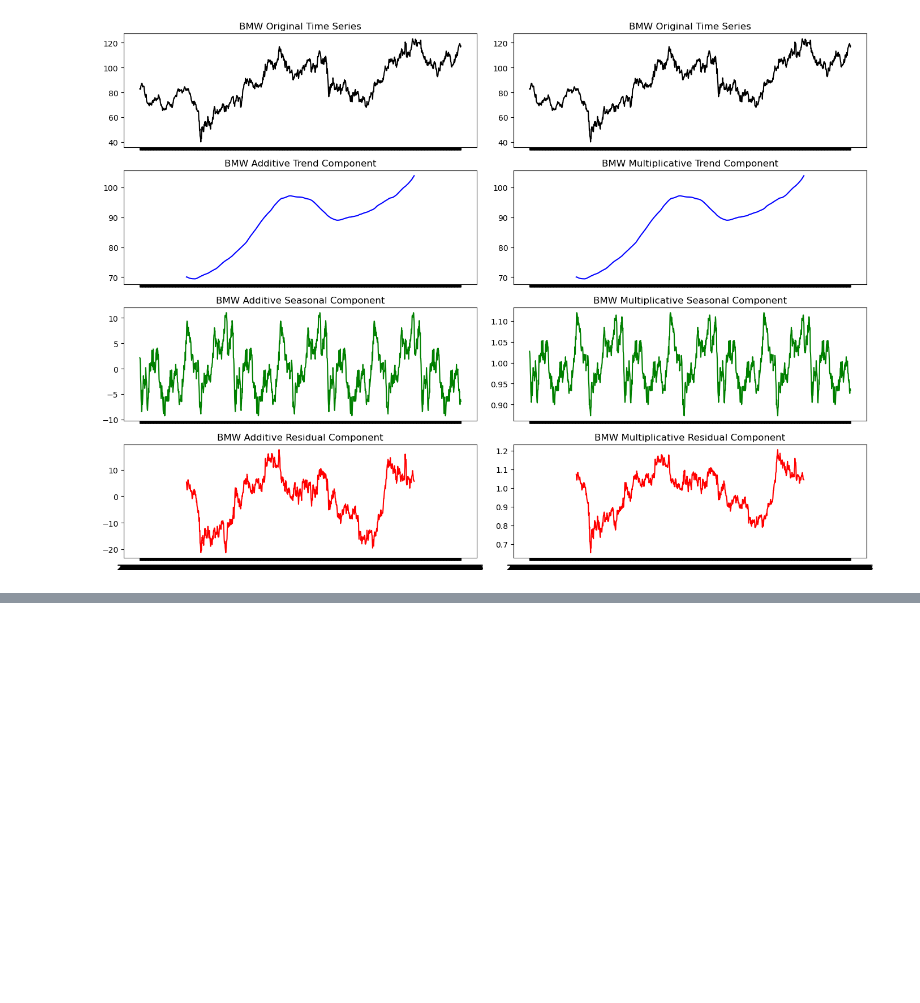
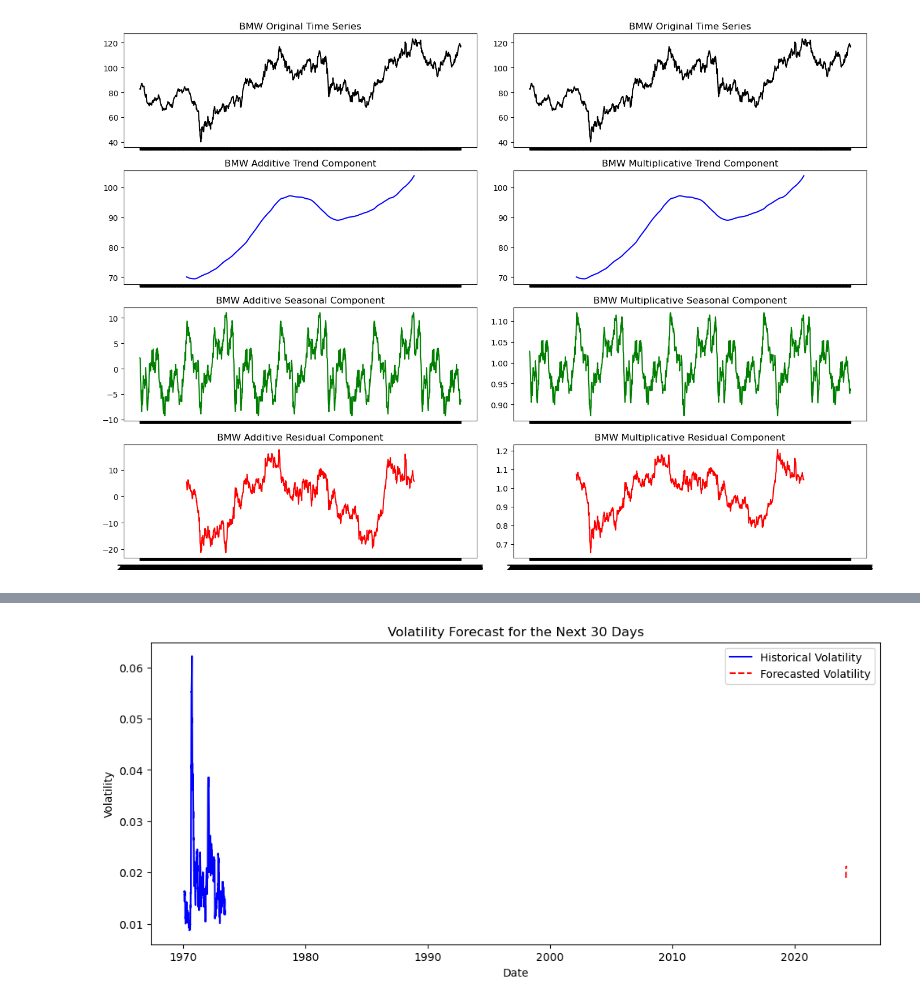
Before and after one commit to lucaluisadjei/pythongermanstocks, a Jupyter notebook: etl_v2.ipynb, the cells around one changed output, grey strips where cells are left out. Drawn from its saved outputs; the diff is of its cells as text; code cells hidden in the pictures; blank space fills up the shorter version.

```diff
--- a/etl_v2.ipynb
+++ b/etl_v2.ipynb
@@ -236,0 +311,5 @@ plt.show()
+# %%
+##make a forecast
+
+forecast= arch_bmw_model.forecast(horizon=30)
+print(forecast.variance[-1:])
@@ -236,0 +321,4 @@ plt.show()
+# %%
+bmw['Date']=pd.to_datetime(bmw['Date'])
+last_date=bmw['Date'].iloc[-1]
+last_date
@@ -236,0 +327,27 @@ plt.show()
+# %%
+volatility_forecast = np.sqrt(forecast.variance.iloc[-1])
+
+
+future_dates=pd.date_range(start=last_date + pd.Timedelta(days=1),periods=30,freq='B')
+
+# Create a DataFrame for the forecasted volatility
+forecast_df = pd.DataFrame({'Date': future_dates, 'Forecasted_Volatility': volatility_forecast.values})
+forecast_df.set_index('Date', inplace=True)
+# %%
+# Plot actual and forecasted volatility
+plt.figure(figsize=(12,5))
+
+# Plot historical volatility (rolling standard deviation)
+historical_volatility = bmw['log_returns'].rolling(window=30).std()
+plt.plot(historical_volatility, label="Historical Volatility", color='blue')
+
+# Plot forecasted volatility
+plt.plot(forecast_df, label="Forecasted Volatility", linestyle='dashed', color='red')
+
+plt.title("Volatility Forecast for the Next 30 Days")
+plt.xlabel("Date")
+plt.ylabel("Volatility")
+plt.legend()
+plt.show()
+# %% [output]
+[figure, added]
```
Also changed, not shown: parts of 12 cells of this notebook.
